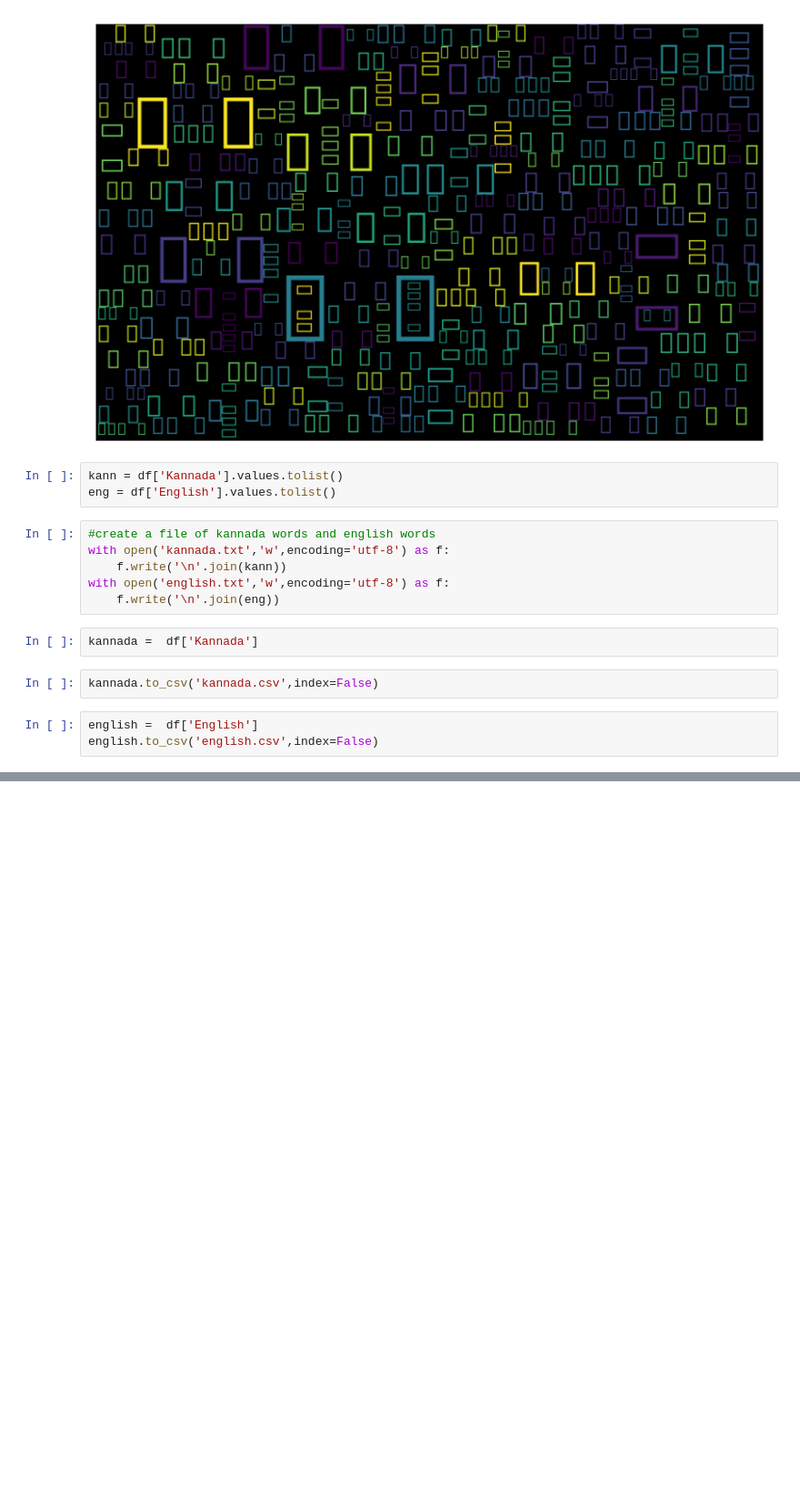
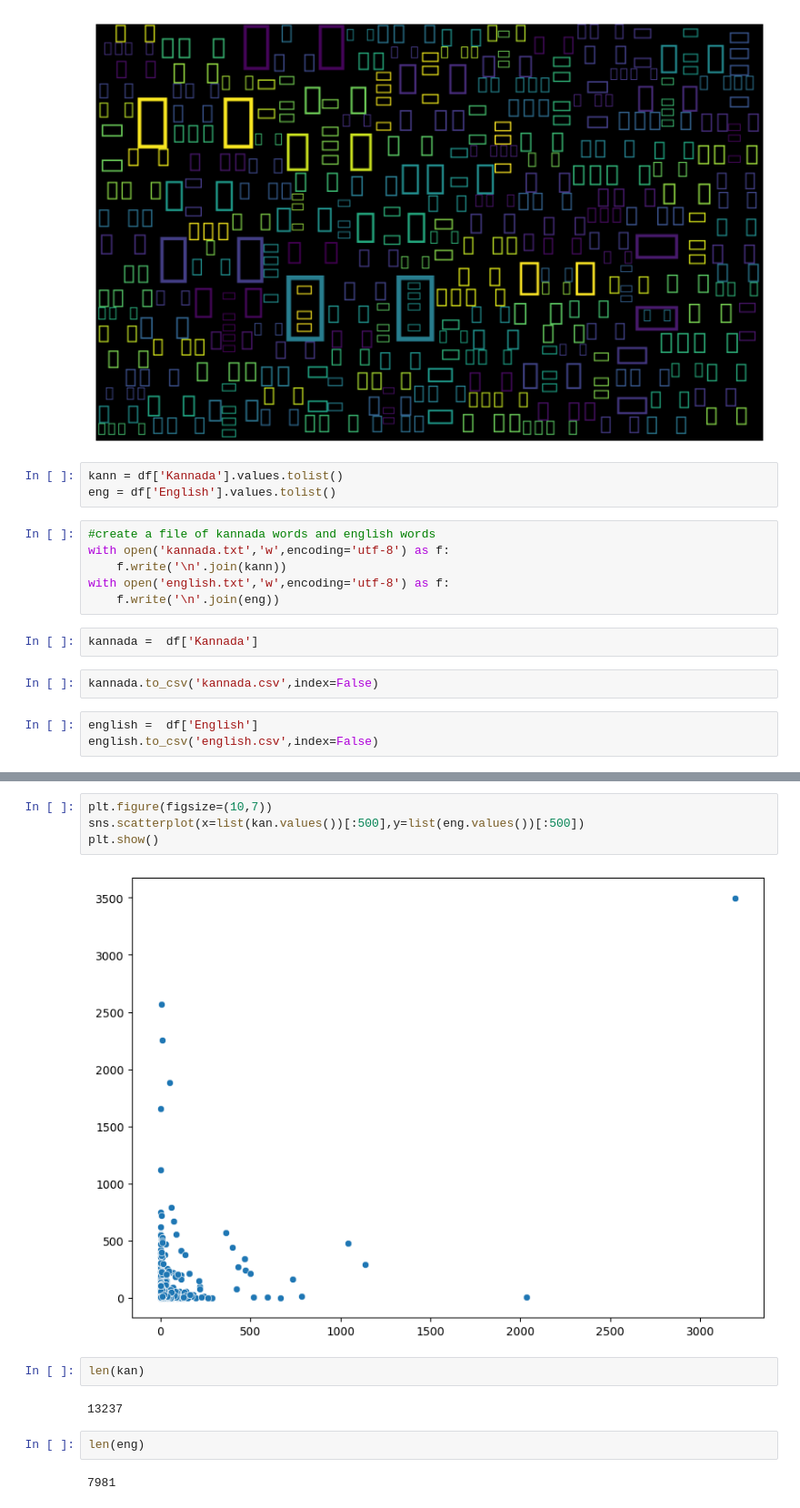
Before and after one commit to Rahs0601/Language-Translation, a Jupyter notebook: Visualsiztion.ipynb, the cells around one changed output, grey strips where cells are left out. Shown: that part at 91% size. Drawn from its saved outputs; the diff is of its cells as text; blank space fills up the shorter version.

```diff
--- a/Visualsiztion.ipynb
+++ b/Visualsiztion.ipynb
@@ -96,0 +146,14 @@ english.to_csv('english.csv',index=False)
+# %%
+plt.figure(figsize=(10,7))
+sns.scatterplot(x=list(kan.values())[:500],y=list(eng.values())[:500])
+plt.show()
+# %% [output]
+[figure, added]
+# %%
+len(kan)
+# %% [output]
+13237
+# %%
+len(eng)
+# %% [output]
+7981
```
Also changed, not shown: parts of 11 cells of this notebook, 9 other files.
